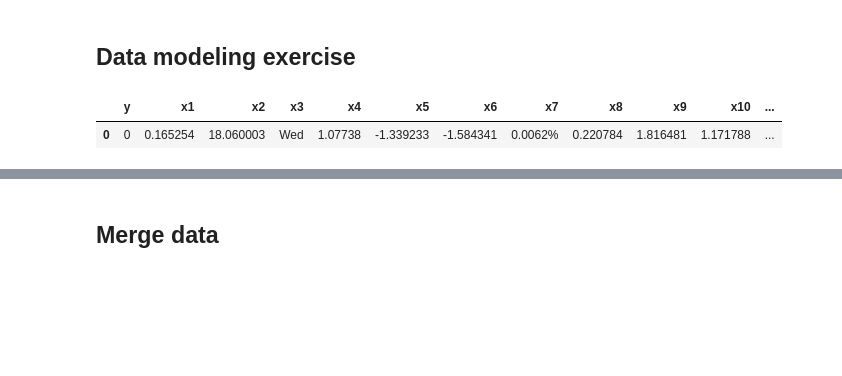
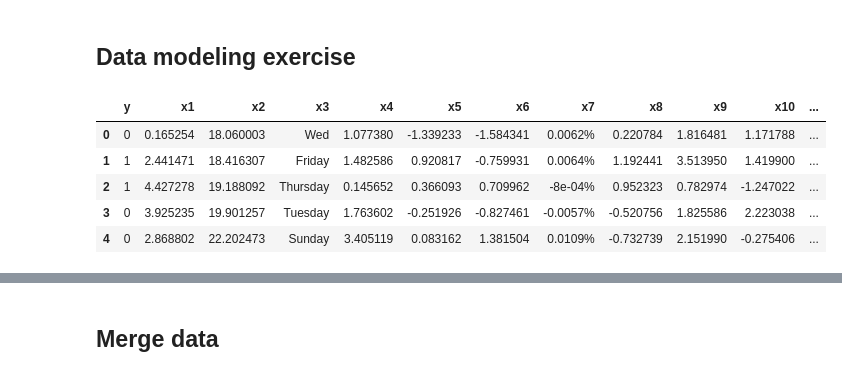
Before and after one commit to tamle2021/classification, a Jupyter notebook: sf.ipynb, the cells around one changed output, grey strips where cells are left out. Cells and saved outputs as stored; diff of their text form; code cells hidden in the pictures; blank space fills up the shorter version.

```diff
--- a/sf.ipynb
+++ b/sf.ipynb
@@ -22,8 +22,12 @@ pd.set_option("display.max_rows",525)
 dfTrain = pd.read_csv("exercise_40_train.csv")
 dfTest = pd.read_csv("exercise_40_test.csv")
 # %%
-dfTrain.head(1)
+dfTrain.head(5)
 # %% [output]
 |  | y | x1 | x2 | x3 | x4 | x5 | x6 | x7 | x8 | x9 | x10 | ... |
-| 0 | 0 | 0.165254 | 18.060003 | Wed | 1.07738 | -1.339233 | -1.584341 | 0.0062% | 0.220784 | 1.816481 | 1.171788 | ... |
+| 0 | 0 | 0.165254 | 18.060003 | Wed | 1.077380 | -1.339233 | -1.584341 | 0.0062% | 0.220784 | 1.816481 | 1.171788 | ... |
+| 1 | 1 | 2.441471 | 18.416307 | Friday | 1.482586 | 0.920817 | -0.759931 | 0.0064% | 1.192441 | 3.513950 | 1.419900 | ... |
+| 2 | 1 | 4.427278 | 19.188092 | Thursday | 0.145652 | 0.366093 | 0.709962 | -8e-04% | 0.952323 | 0.782974 | -1.247022 | ... |
+| 3 | 0 | 3.925235 | 19.901257 | Tuesday | 1.763602 | -0.251926 | -0.827461 | -0.0057% | -0.520756 | 1.825586 | 2.223038 | ... |
+| 4 | 0 | 2.868802 | 22.202473 | Sunday | 3.405119 | 0.083162 | 1.381504 | 0.0109% | -0.732739 | 2.151990 | -0.275406 | ... |
 # %%
```
Also changed, not shown: parts of 11 cells of this notebook, 1 other file.
